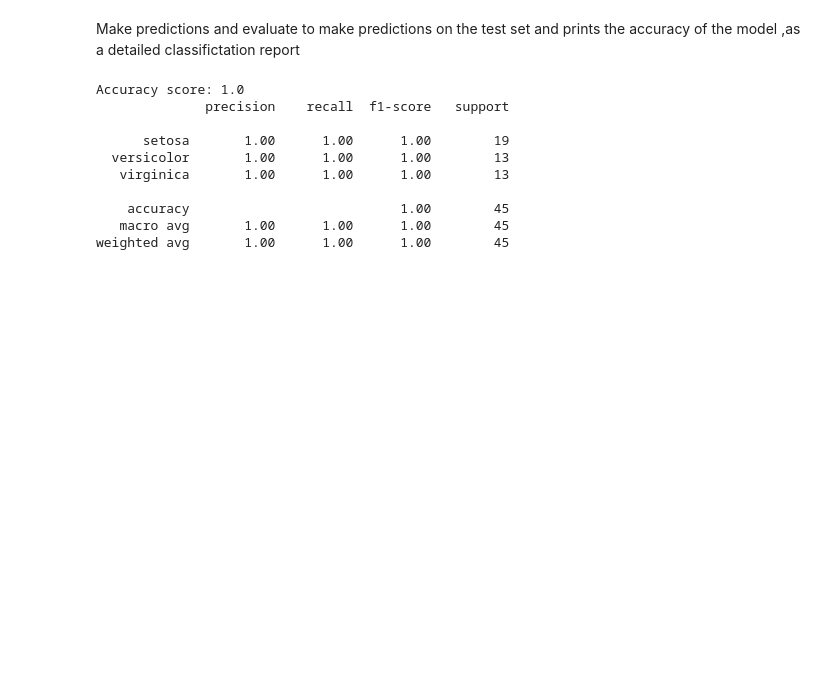
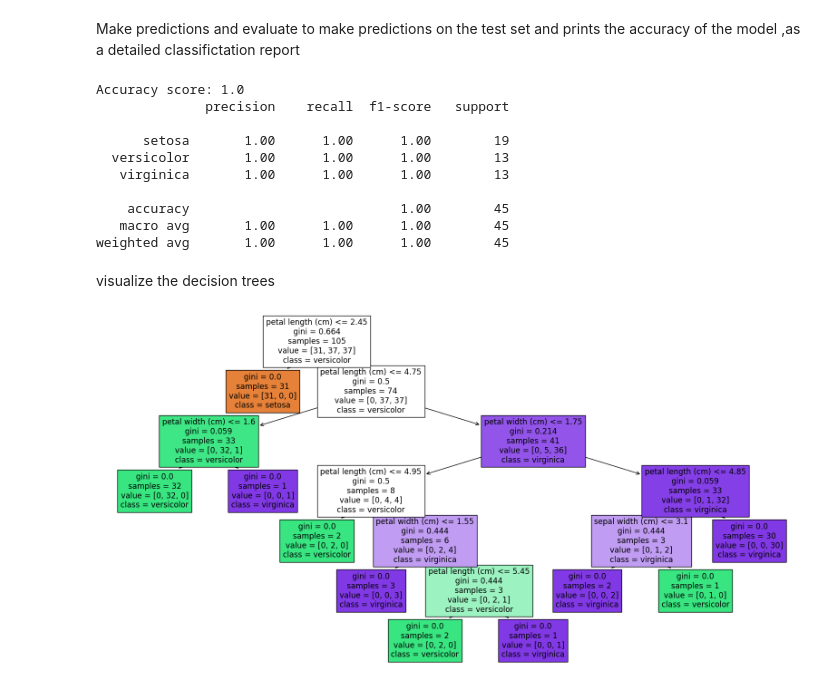
Before and after one commit to shovo896/CART, a Jupyter notebook: classification.ipynb, the cells around one changed output. Cells and saved outputs as stored; diff of their text form; code cells hidden in the pictures; blank space fills up the shorter version.

```diff
--- a/classification.ipynb
+++ b/classification.ipynb
@@ -42,3 +42,11 @@ Accuracy score: 1.0
     accuracy                           1.00        45
    macro avg       1.00      1.00      1.00        45
 weighted avg       1.00      1.00      1.00        45
+# %% [markdown]
+visualize the decision trees
+# %%
+plt.figure(figsize=(20,10))
+tree.plot_tree(clf,feature_names=iris.feature_names,class_names=iris.target_names,filled=True)
+plt.show()
+# %% [output]
+[figure, added]
```
